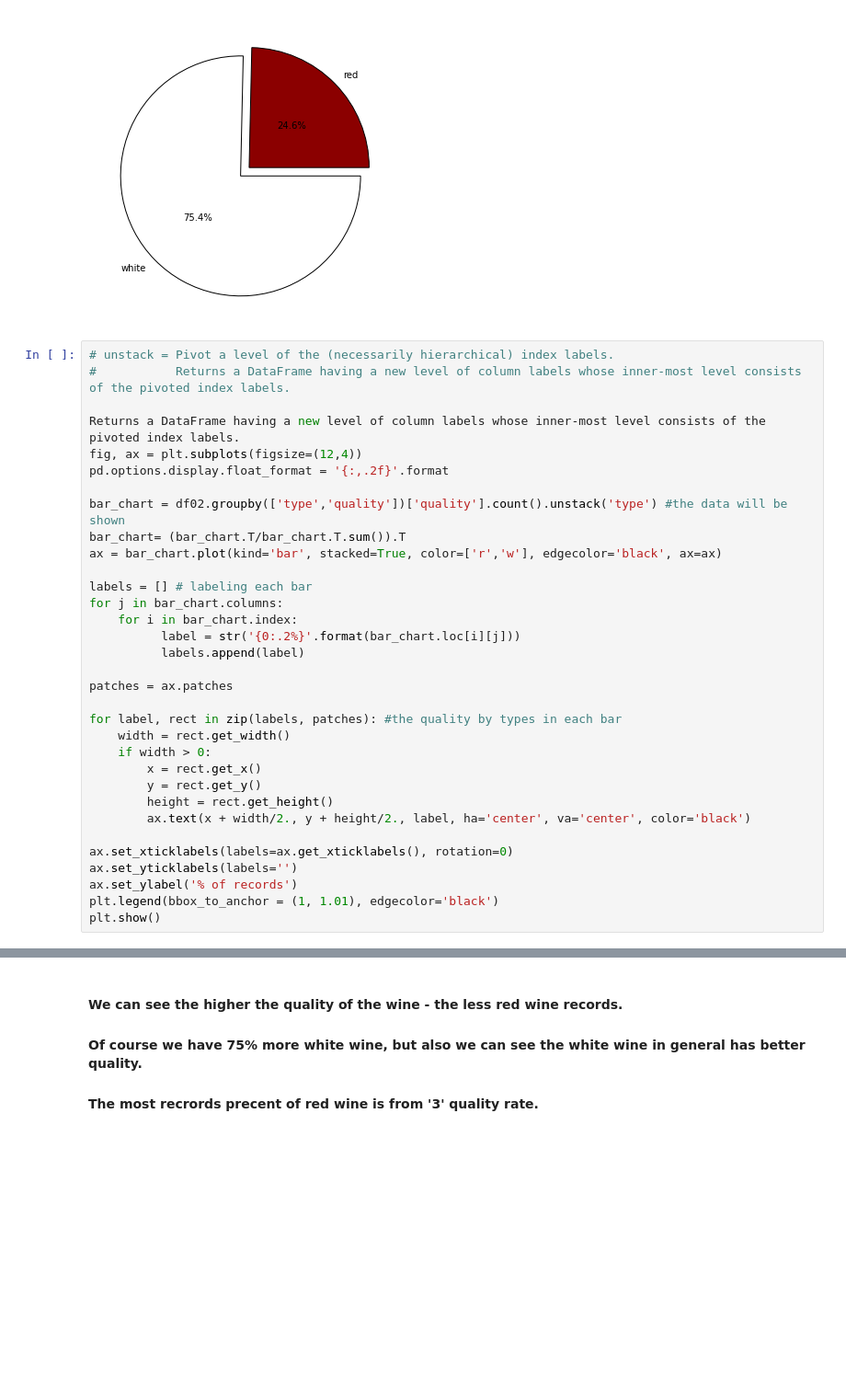
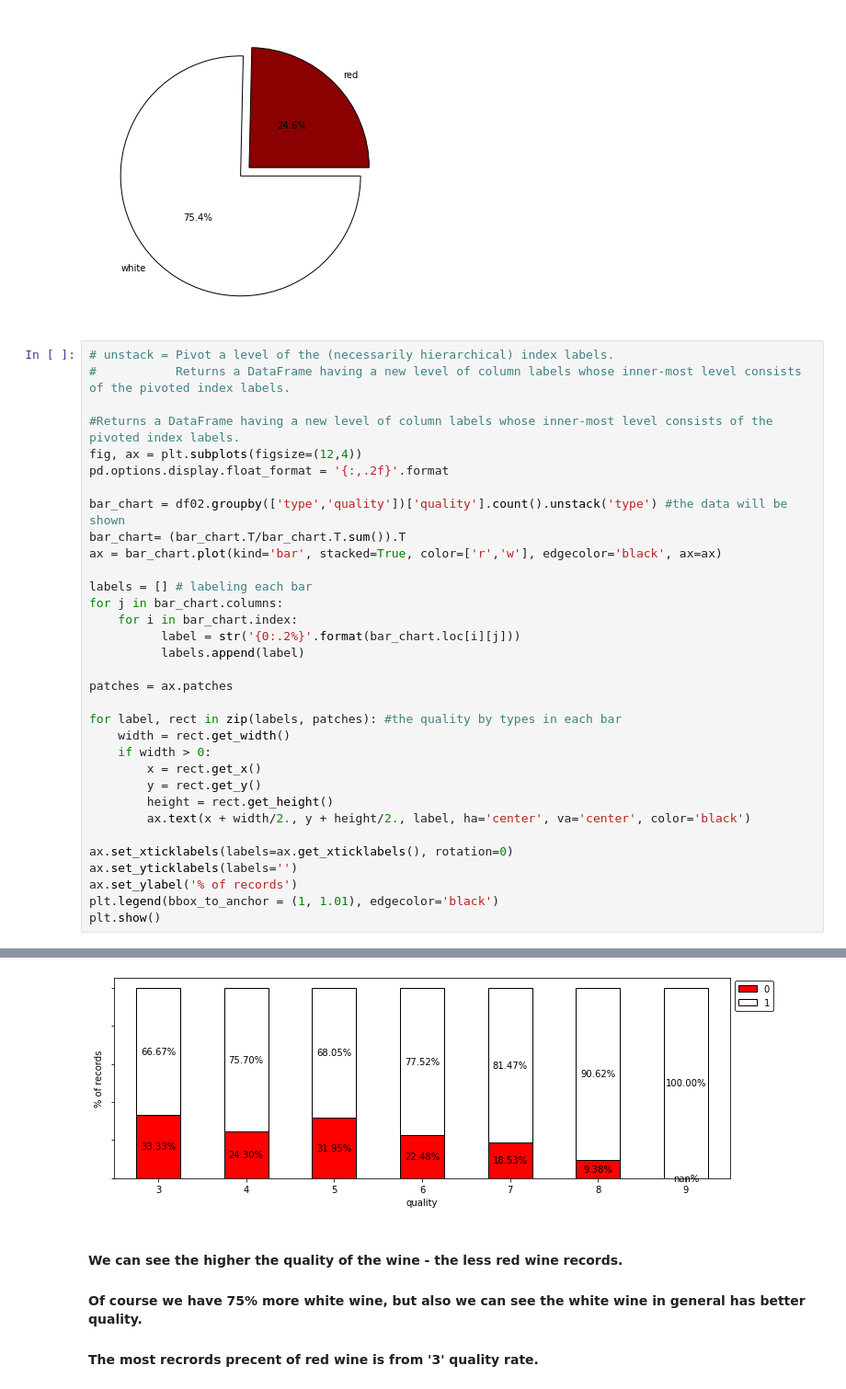
Before and after one commit to diklabirman/Data_Viz_Final_Project, a Jupyter notebook: wine classification (3).ipynb, the cells around one changed output, grey strips where cells are left out. Shown at 92% size. Drawn from its saved outputs; the diff is of its cells as text; blank space fills up the shorter version.

```diff
--- a/wine classification (3).ipynb
+++ b/wine classification (3).ipynb
@@ -320,7 +320,7 @@ plt.show()
 # unstack = Pivot a level of the (necessarily hierarchical) index labels.
 #           Returns a DataFrame having a new level of column labels whose inner-most level consists of the pivoted index labels.
 
-Returns a DataFrame having a new level of column labels whose inner-most level consists of the pivoted index labels.
+#Returns a DataFrame having a new level of column labels whose inner-most level consists of the pivoted index labels.
 fig, ax = plt.subplots(figsize=(12,4))
 pd.options.display.float_format = '{:,.2f}'.format
 
@@ -354,3 +353,4 @@ SyntaxError: invalid syntax (<ipython-input-36-db080bc70633>, line 4)
+[figure, added]
 # %% [markdown]
 #### We can see the higher the quality of the wine - the less red wine records.
 #### Of course we have 75% more white wine, but also we can see the white wine in general has better quality.
```
Also changed, not shown: parts of 29 cells of this notebook.
